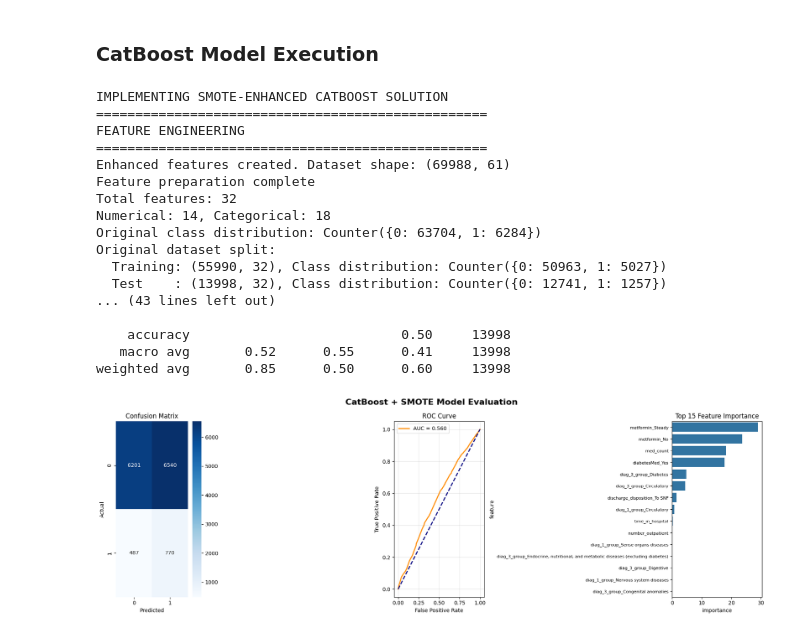
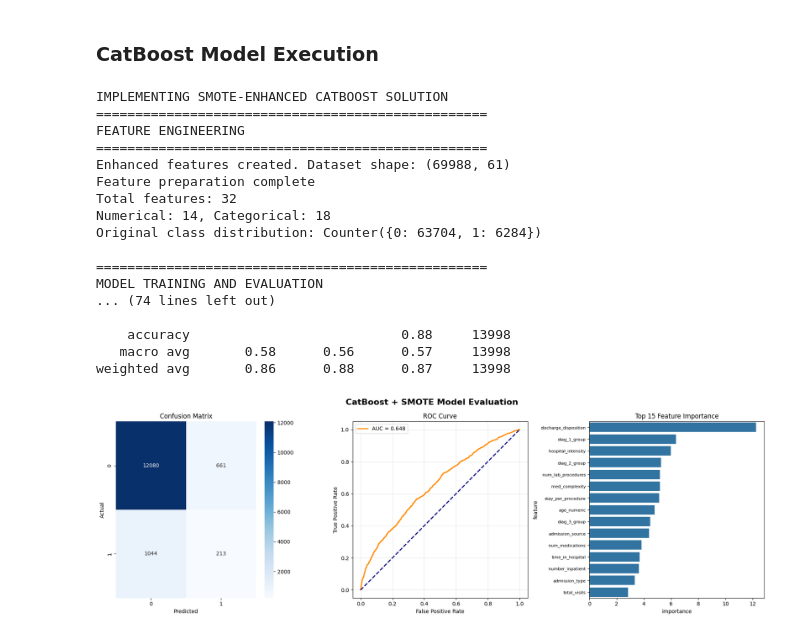
Before and after one commit to boskya/aai510-group1-diabetes-admissions, a Jupyter notebook: EDA_Diabetic_Dataset.ipynb, the cells around one changed output. Cells and saved outputs as stored; diff of their text form; code cells hidden in the pictures.

Commit message:
Removed SMOTE and added CatBoost class_weights for imbalance handling

```diff
--- a/EDA_Diabetic_Dataset.ipynb
+++ b/EDA_Diabetic_Dataset.ipynb
@@ -1226,8 +1184,8 @@ def train_and_evaluate_model(X_resampled, y_resampled, X_test, y_test, X_train_c
 # %% [markdown]
 ### Plot Model Results - Function
 # %%
-def plot_model_results(y_test, y_pred, y_pred_proba, model, X_test_encoded):
-    """Create evaluation plots including confusion matrix, ROC curve, and feature importance"""
+def plot_model_results(y_test, y_pred, y_pred_proba, model, X):
+    """Create evaluation plots without prediction distribution"""
 
     fig, axes = plt.subplots(1, 3, figsize=(18, 6))
     fig.suptitle('CatBoost + SMOTE Model Evaluation', fontsize=16, fontweight='bold')
@@ -1250,10 +1208,10 @@ def plot_model_results(y_test, y_pred, y_pred_proba, model, X_test_encoded):
     axes[1].legend()
     axes[1].grid(True, alpha=0.3)
 
-    # Feature Importance (top 15)
+    # Feature Importance (top 15 for encoded features)
     feature_importance = model.get_feature_importance()
     importance_df = pd.DataFrame({
-        'feature': X_test_encoded.columns,
+        'feature': X.columns,
         'importance': feature_importance
     }).sort_values('importance', ascending=False).head(15)
 
@@ -1270,39 +1228,35 @@ def plot_model_results(y_test, y_pred, y_pred_proba, model, X_test_encoded):
 # %%
 print("IMPLEMENTING SMOTE-ENHANCED CATBOOST SOLUTION")
 
 # Step 1: Feature Engineering
 df_enhanced = create_enhanced_features(df)
 X, y, feature_columns = prepare_feature_sets(df_enhanced)
 
-# Step 2: Train/Test Split (before SMOTE)
-X_train, X_test, y_train, y_test = split_data_first(X, y)
+# Step 2: Use original X and y
+model, X_test, y_test, y_pred, y_pred_proba = train_and_evaluate_model(X, y)
 
-# Step 3: SMOTE Balancing (only on training set)
-X_balanced, y_balanced, X_train_columns = apply_smote_balancing(X_train, y_train)
 
-# Step 4: Model Training and Evaluation
-model, X_test_encoded, y_test, y_pred, y_pred_proba = train_and_evaluate_model(
-    X_balanced, y_balanced, X_test, y_test, X_train_columns
-)
+# Step 3: Model Training and Evaluation
+model, X_test, y_test, y_pred, y_pred_proba = train_and_evaluate_model(X, y)
 
-# Step 5: Visualization
-importance_df = plot_model_results(y_test, y_pred, y_pred_proba, model, X_test_encoded)
+# Step 4: Visualization
+importance_df = plot_model_results(y_test, y_pred, y_pred_proba, model, X)
 # %% [output]
 IMPLEMENTING SMOTE-ENHANCED CATBOOST SOLUTION
 ==================================================
 FEATURE ENGINEERING
 ==================================================
 Enhanced features created. Dataset shape: (69988, 61)
 Feature preparation complete
 Total features: 32
 Numerical: 14, Categorical: 18
 Original class distribution: Counter({0: 63704, 1: 6284})
-Original dataset split:
-  Training: (55990, 32), Class distribution: Counter({0: 50963, 1: 5027})
-  Test    : (13998, 32), Class distribution: Counter({0: 12741, 1: 1257})
-... (43 lines left out)
 
-    accuracy                           0.50     13998
-   macro avg       0.52      0.55      0.41     13998
-weighted avg       0.85      0.50      0.60     13998
+==================================================
+MODEL TRAINING AND EVALUATION
+... (74 lines left out)
+
+    accuracy                           0.88     13998
+   macro avg       0.58      0.56      0.57     13998
+weighted avg       0.86      0.88      0.87     13998
-[figure, old version]
+[figure, new version]
```
Also changed, not shown: parts of 5 cells of this notebook.
